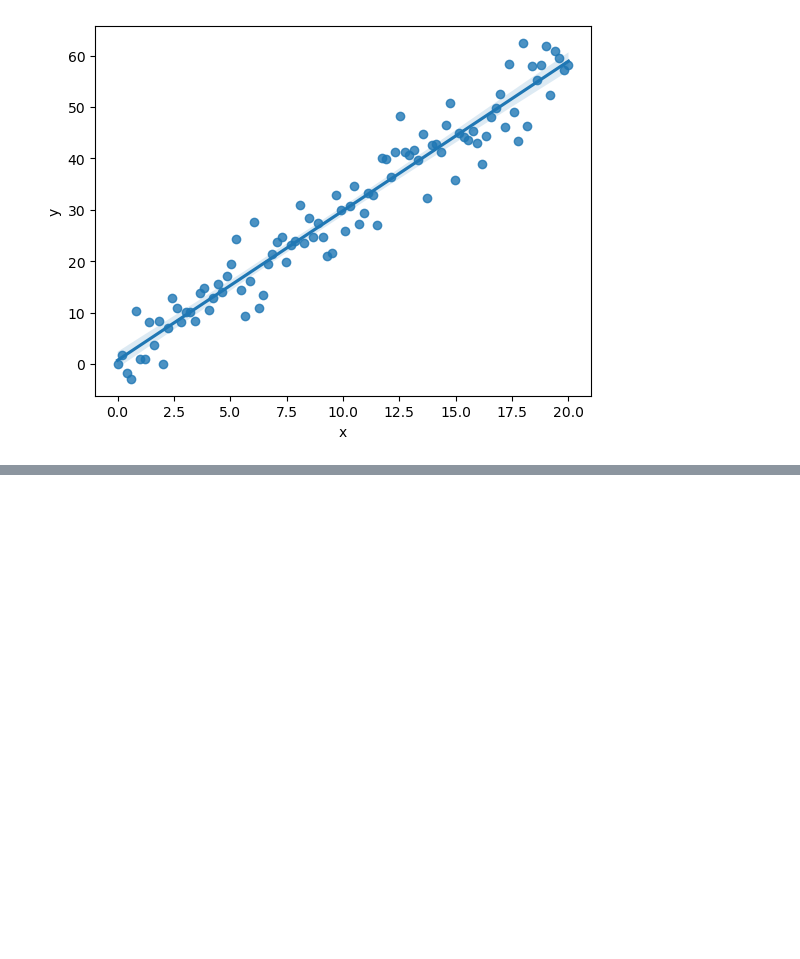
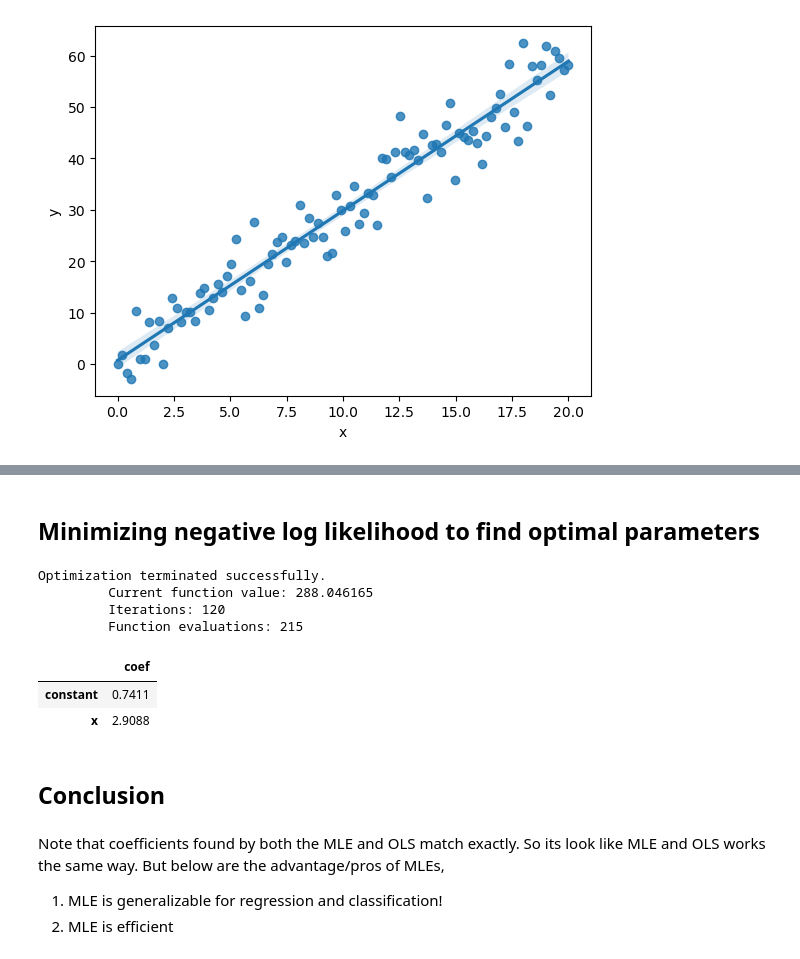
Before and after one commit to mdsharaf/MLE-Demystified, a Jupyter notebook: setup.ipynb, the cells around one changed output, grey strips where cells are left out. Cells and saved outputs as stored; diff of their text form; code cells hidden in the pictures; blank space fills up the shorter version.

```diff
--- a/setup.ipynb
+++ b/setup.ipynb
@@ -54,3 +54,39 @@ OLS Regression Results
 | Kurtosis: | 2.842 | Cond. No. | 23.1 |
 Notes:
 [1] Standard Errors assume that the covariance matrix of the errors is correctly specified.
+# %% [markdown]
+## Minimizing negative log likelihood to find optimal parameters
+# %%
+def MLERegression(params):
+    intercept, beta, sd = params[0], params[1], params[2] # inputs are guesses at our parameters
+    yhat = intercept + beta*x # predictions
+    # next, we flip the Bayesian question
+    # compute PDF of observed values normally distributed around mean (yhat)
+    # with a standard deviation of sd
+    negLL = -np.sum(stats.norm.logpdf(y, loc=yhat, scale=sd))
+    # return negative LL
+    return(negLL)
+# %%
+# let’s start with some random coefficient guesses and optimize
+guess = np.array([5,5,2])
+results = minimize(MLERegression, guess, method = 'Nelder-Mead', options={'disp': True})
+# %% [output]
+Optimization terminated successfully.
+         Current function value: 288.046165
+         Iterations: 120
+         Function evaluations: 215
+# %%
+resultsdf = pd.DataFrame({'coef':results['x']})
+resultsdf.index=['constant','x','sigma']
+np.round(resultsdf.head(2), 4)
+# %% [output]
+|  | coef |
+| constant | 0.7411 |
+| x | 2.9088 |
+# %% [markdown]
+## Conclusion
+# %% [markdown]
+Note that coefficients found by both the MLE and OLS match exactly. So its look like MLE and OLS works the same way.
+But below are the advantage/pros of MLEs,
+1. MLE is generalizable for regression and classification!
+2. MLE is efficient
```
Also changed, not shown: parts of 2 cells of this notebook.
